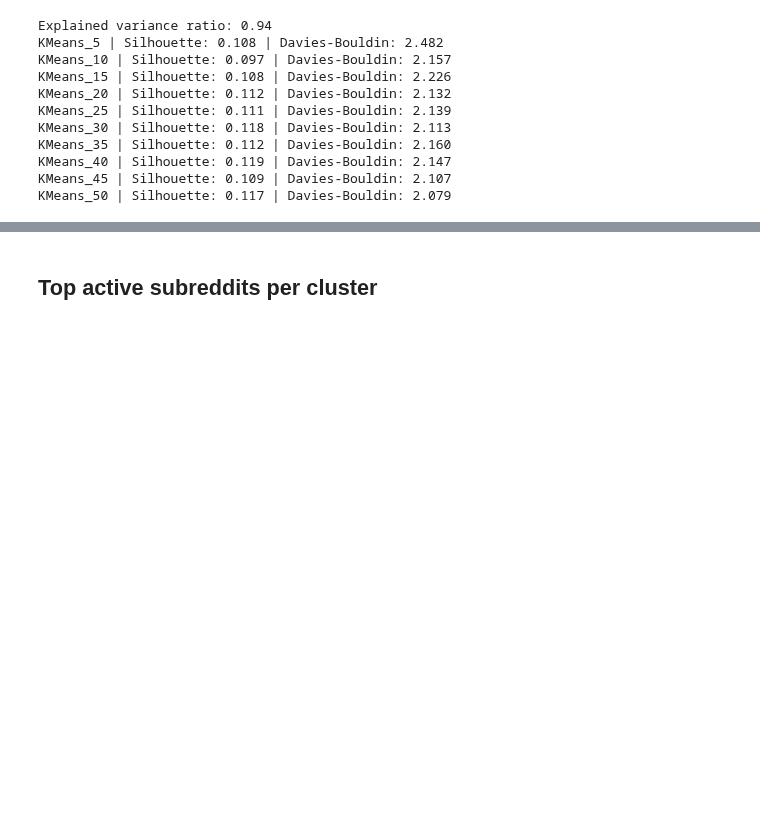
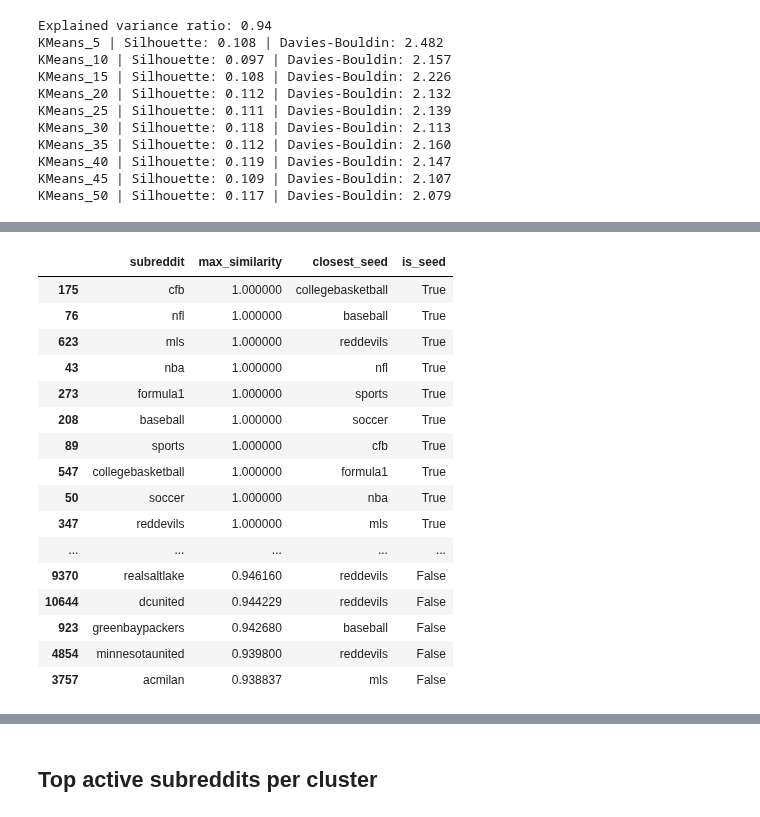
Before and after one commit to l0uisgrange/ada-2025-project, a Jupyter notebook: results.ipynb, the cells around one changed output, grey strips where cells are left out. Drawn from its saved outputs; the diff is of its cells as text; code cells hidden in the pictures; blank space fills up the shorter version.

Commit message:
Added clustering based on manually picked list.

```diff
--- a/results.ipynb
+++ b/results.ipynb
@@ -346,0 +352,78 @@ This may take a few minutes...
+# %%
+picked_subreddits = [
+    'nfl', 'nba', 'baseball', 'cfb', 'collegebasketball', 'soccer', 'sports', 'mls', 'formula1', 'reddevils'
+]
+
+# Centroid based similarity
+
+"""
+Function finds similar subreddits based on centroid of picked subreddits.
+All subreddits are equally important, doesn't matter if they are close to each other or not. (in the graph)
+Parameters:
+- picked_subreddits: list of subreddit names to compute centroid from
+- embeddings: all embeddings
+- top_n: self explanatory
+Returns:
+- DataFrame of top N similar subreddits with similarity scores
+"""
+def similar_by_centroid(picked_subreddits, embeddings, top_n=10):
+    # Isolate embeddings of picked subreddits
+    isolate_subreddits = embeddings[embeddings['SUBREDDIT'].isin(picked_subreddits)]
+
+    # Compute centroid
+    centroids = isolate_subreddits.drop(columns=['SUBREDDIT']).mean(axis = 0).values
+
+    # Compute cosine similarity between centroid and all subreddits
+    similarities = cosine_similarity(embeddings.drop(columns=['SUBREDDIT']), centroids.reshape(1, -1))
+
+    # df of similarities
+    results = pd.DataFrame({
+        'SUBREDDIT': embeddings['SUBREDDIT'],
+        'SIMILARITY': similarities.flatten(),
+        'ORIGINAL': embeddings['SUBREDDIT'].isin(picked_subreddits)
+    })
+
+    # Remove picked subreddits from results
+    results = results[~results['SUBREDDIT'].isin(picked_subreddits)]
+
+    # Sort by similarity and return top N
+    results = results.sort_values(by='SIMILARITY', ascending=False).head(top_n)
+
+    return results
+
+"""
+For each individual picked_subreddits, find most similar subreddits.
+"""
+def similar_by_max_similarity(picked_subreddits, embeddings, top_n=10):
+    # Isolate embeddings of picked subreddits
+    isolate_subreddits = embeddings[embeddings['SUBREDDIT'].isin(picked_subreddits)]
+
+    # Compute cos similarity
+    similarities = cosine_similarity(isolate_subreddits.drop(columns=['SUBREDDIT']), embeddings.drop(columns=['SUBREDDIT']))
+
+    similarity_df = pd.DataFrame(
+        similarities.T,
+        columns=picked_subreddits
+    )
+
+    # Get max similarity for each subreddit
+    results = pd.DataFrame({
+        'subreddit': embeddings['SUBREDDIT'],
+        'max_similarity': similarity_df.max(axis=1),
+        'closest_seed': similarity_df.idxmax(axis=1),
+        'is_seed': embeddings['SUBREDDIT'].isin(picked_subreddits)
+    })
+
+    results = results.sort_values(by='max_similarity', ascending=False).head(top_n)
+
+    return results
+
+# Print results
+centroid = similar_by_centroid(picked_subreddits, subreddits_data, 20)
+print("Similar subreddits by centroid:")
+display(centroid)
+
+max_sim = similar_by_max_similarity(picked_subreddits, subreddits_data, 20)
+print("Similar subreddits by max similarity:")
+display(max_sim)
+# %% [output]
@@ -347,3 +449,20 @@ This may take a few minutes...
+|  | subreddit | max_similarity | closest_seed | is_seed |
+| 175 | cfb | 1.000000 | collegebasketball | True |
+| 76 | nfl | 1.000000 | baseball | True |
+| 623 | mls | 1.000000 | reddevils | True |
+| 43 | nba | 1.000000 | nfl | True |
+| 273 | formula1 | 1.000000 | sports | True |
+| 208 | baseball | 1.000000 | soccer | True |
+| 89 | sports | 1.000000 | cfb | True |
+| 547 | collegebasketball | 1.000000 | formula1 | True |
+| 50 | soccer | 1.000000 | nba | True |
+| 347 | reddevils | 1.000000 | mls | True |
+| ... | ... | ... | ... | ... |
+| 9370 | realsaltlake | 0.946160 | reddevils | False |
+| 10644 | dcunited | 0.944229 | reddevils | False |
+| 923 | greenbaypackers | 0.942680 | baseball | False |
+| 4854 | minnesotaunited | 0.939800 | reddevils | False |
+| 3757 | acmilan | 0.938837 | mls | False |
 # %%
 import matplotlib.patches as mpatches
 from scipy.spatial import ConvexHull
```
Also changed, not shown: parts of 8 cells of this notebook.
